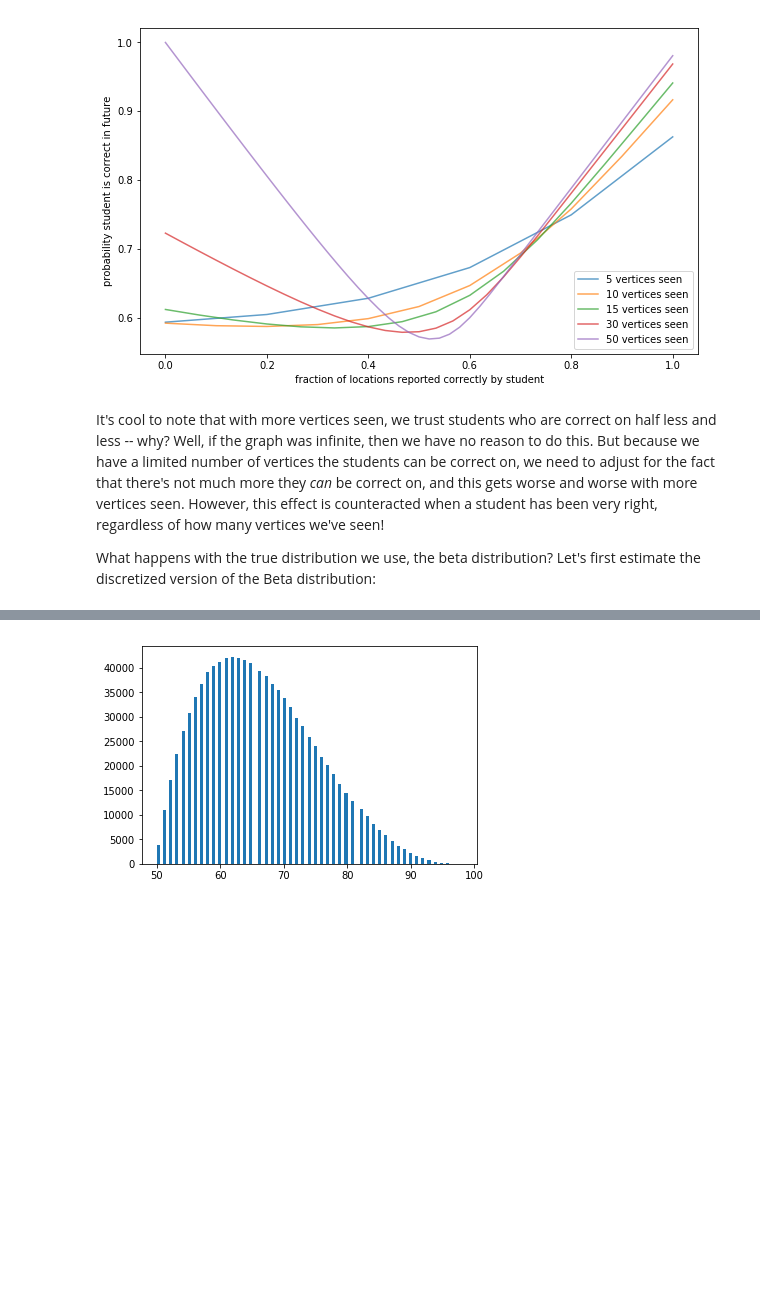
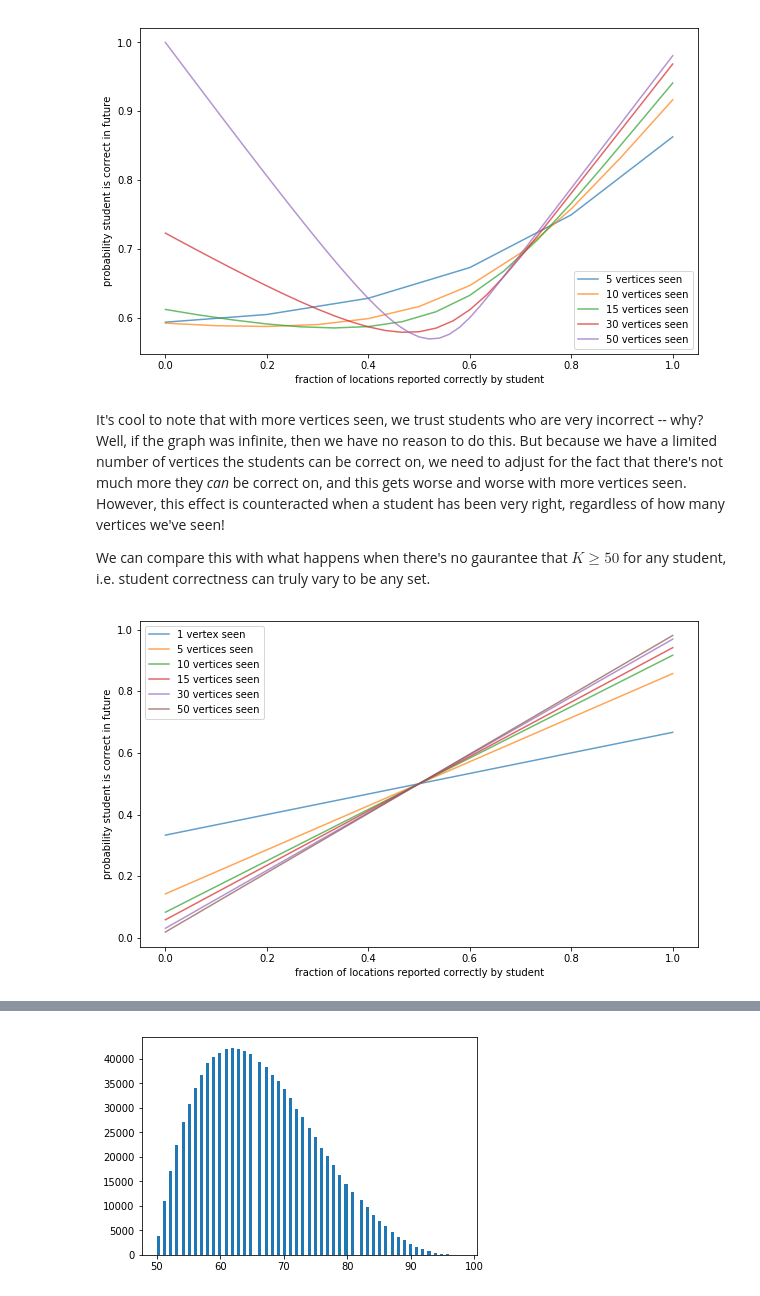
Before and after one commit to maxov/170-project-analysis, a Jupyter notebook: project-analysis.ipynb, the cells around one changed output, grey strips where cells are left out. Cells and saved outputs as stored; diff of their text form; code cells hidden in the pictures; blank space fills up the shorter version.

```diff
--- a/project-analysis.ipynb
+++ b/project-analysis.ipynb
@@ -301,6 +301,9 @@ def uniform_on_K(K):
         return 1/50
     else:
         return 0
+
+def full_uniform_on_K(K):
+    return 1/101
 
 def compute_p_C_given_skn_okn(K, k, n):
     return max(0, (K - k)/(N-n))
@@ -316,4 +319,9 @@ def compute_p_C_given_skn(k, n, K_dist):
         return 0.0
     return top_frac / bottom_frac
 
-p_C_given_skn = np.zeros((101, 101))
+def compute_all_p_C_given_skn(K_dist):
+    p_C_given_skn = np.zeros((101, 101))
+    for n in range(0, N):
+        for k in range(0, n+1):
+            p_C_given_skn[n, k] = compute_p_C_given_skn(k, n, K_dist)
+    return p_C_given_skn
@@ -339,6 +345,24 @@ plt.show()
 # %% [output]
 [figure]
 # %% [markdown]
-It's cool to note that with more vertices seen, we trust students who are correct on half less and less -- why? Well, if the graph was infinite, then we have no reason to do this. But because we have a limited number of vertices the students can be correct on, we need to adjust for the fact that there's not much more they _can_ be correct on, and this gets worse and worse with more vertices seen. However, this effect is counteracted when a student has been very right, regardless of how many vertices we've seen!
+It's cool to note that with more vertices seen, we trust students who are very incorrect -- why? Well, if the graph was infinite, then we have no reason to do this. But because we have a limited number of vertices the students can be correct on, we need to adjust for the fact that there's not much more they _can_ be correct on, and this gets worse and worse with more vertices seen. However, this effect is counteracted when a student has been very right, regardless of how many vertices we've seen!
 
-What happens with the true distribution we use, the beta distribution? Let's first estimate the discretized version of the Beta distribution:
+We can compare this with what happens when there's no gaurantee that $K \geq 50$ for any student, i.e. student correctness can truly vary to be any set.
+# %%
+p_C_given_skn_full_uniform = compute_all_p_C_given_skn(full_uniform_on_K)
+# %%
+plt.figure(figsize=(10, 6))
+plt.plot(np.arange(0, 2) / 1, p_C_given_skn_full_uniform[1][0:2], label='1 vertex seen', alpha=0.7)
+plt.plot(np.arange(0, 6) / 5, p_C_given_skn_full_uniform[5][0:6], label='5 vertices seen', alpha=0.7)
+plt.plot(np.arange(0, 11) / 10, p_C_given_skn_full_uniform[10][0:11], label='10 vertices seen', alpha=0.7)
+plt.plot(np.arange(0, 16) / 15, p_C_given_skn_full_uniform[15][0:16], label='15 vertices seen', alpha=0.7)
+# plt.plot(np.arange(0, 21) / 20, p_C_given_skn[20][0:21], label='20 vertices seen', alpha=0.5)
+plt.plot(np.arange(0, 31) / 30, p_C_given_skn_full_uniform[30][0:31], label='30 vertices seen', alpha=0.7)
+# plt.plot(np.arange(0, 41) / 40, p_C_given_skn[40][0:41], label='40 vertices seen', alpha=0.5)
+plt.plot(np.arange(0, 51) / 50, p_C_given_skn_full_uniform[50][0:51], label='50 vertices seen', alpha=0.7)
+plt.legend()
+plt.xlabel("fraction of locations reported correctly by student")
+plt.ylabel("probability student is correct in future")
+plt.show()
+# %% [output]
+[figure, added]
```
Also changed, not shown: parts of 6 cells of this notebook.
